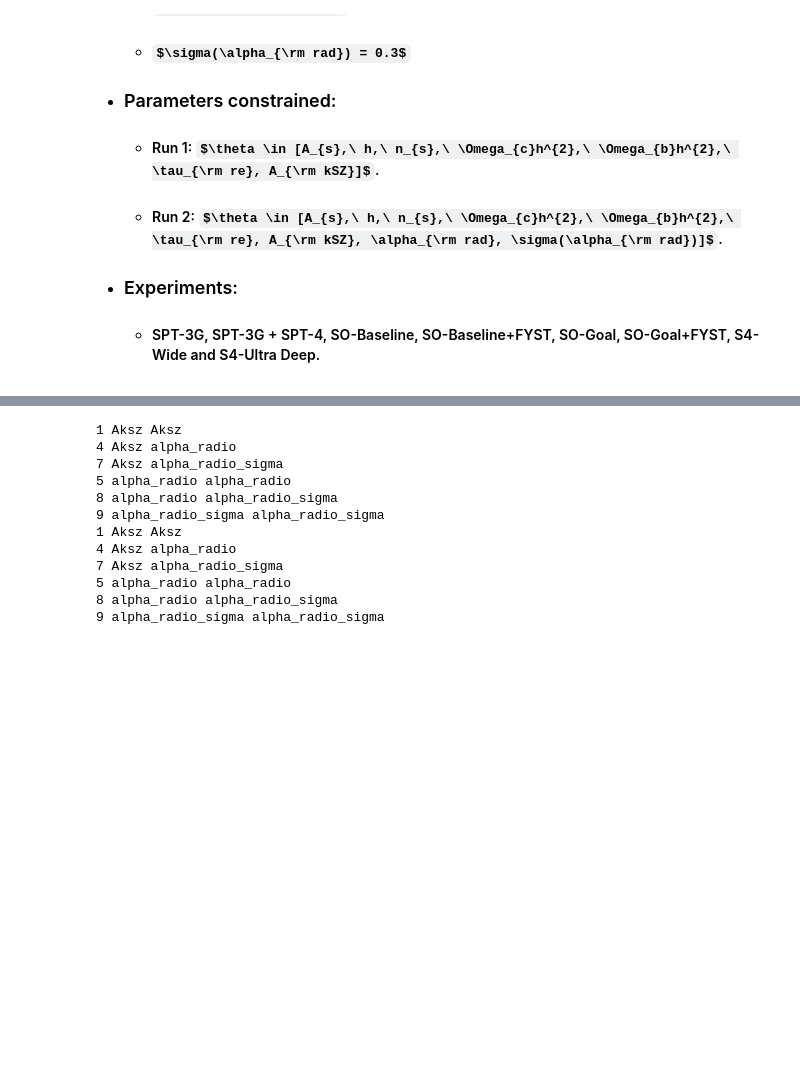
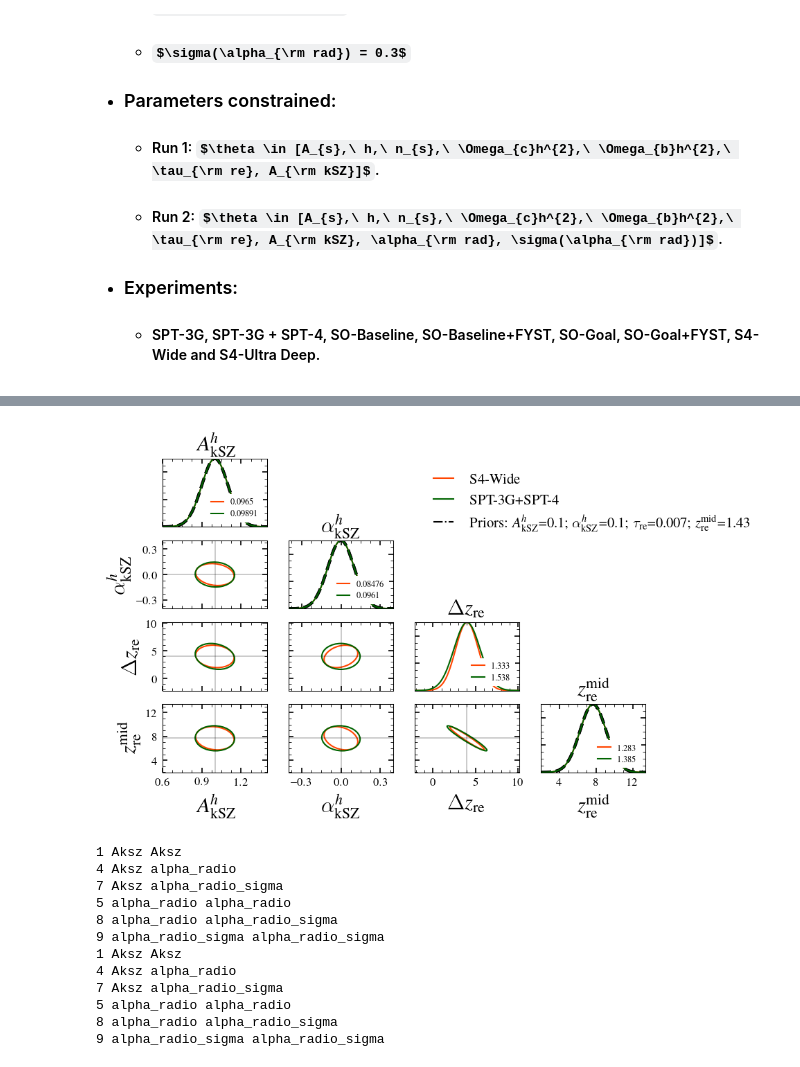
Before and after one commit to sriniraghunathan/cross_ilc_methods_paper, a Jupyter notebook: perform_ksz_fisher.ipynb, the cells around one changed output, grey strips where cells are left out. Cells and saved outputs as stored; diff of their text form; code cells hidden in the pictures; some formulas as TeX source; blank space fills up the shorter version.

```diff
--- a/perform_ksz_fisher.ipynb
+++ b/perform_ksz_fisher.ipynb
@@ -711,0 +964,89 @@ Experiment = spt3g
+# %%
+param_dict = tools_for_plotting.get_ini_param_dict()
+for p in param_names:
+    if p not in param_dict:
+        param_dict['%s' %(p)] = eval(p)
+
+param_names_ori = np.copy(param_names)
+###print(param_names_ori); sys.exit()
+
+planck_prior_dic = {'ombh2': 0.00015, 'omch2': 0.0012, 'As': 2.9063421874997835e-11, 'ns':  0.0042, 'thetastar':0.00031/100.}
+prior_dic_mod = {}
+##for ppp in planck_prior_dic:
+##    prior_dic_mod[ppp] = planck_prior_dic[ppp]
+for ppp in prior_dic:
+    prior_dic_mod[ppp] = prior_dic[ppp]
+prior_dic_mod['tau']=0.007 ##2
+##print(prior_dic_mod); sys.exit()
+
+if (1): #convert tau prior to zmind prior
+    zmid_low = camb.get_zre_from_tau(pars,param_dict['tau'] - prior_dic['tau'])
+    zmid_high = camb.get_zre_from_tau(pars,param_dict['tau'] + prior_dic['tau'])
+    zmid_range = zmid_high - zmid_low
+    zmid_range = round(zmid_range, 2)
+    #print( zmid, zmid_low, zmid_high, zmid_range )
+    prior_dic_mod['zmid'] = zmid_range
+
+
+fix_params_mod = np.copy(fix_params).tolist()
+#print(fix_params_mod, prior_dic_mod); sys.exit()
+#fix_params_mod.append('Aksz_h')
+#fix_params_mod.append('alphaksz_h')
+#fix_params_mod.append('zmid')
+
+import tools_for_plotting
+desired_params_to_plot = ['Aksz_h', 'alphaksz_h', 'zdur', 'zmid']
+#desired_params_to_plot = ['zmid', 'zdur']
+###print(desired_params_to_plot)
+for ppp in desired_params_to_plot:
+    ###print(ppp)
+    if ppp in fix_params_mod:
+        desired_params_to_plot.remove(ppp)
+
+###print(desired_params_to_plot); sys.exit()
+
+#desired_params_to_plot = ['zdur', 'omch2']
+#desired_params_to_plot = ['zmid', 'zdur']
+colorarr = ['orangered', 'darkgreen']
+color_dic = {}
+F_dic = {}
+for cntr, expname in enumerate( expname_arr ):
+
+    F_mat_mod = np.copy( parent_F_dic[0][expname][fisher_keyname] )
+
+    #add priors.
+    F_mat_mod = fisher_tools.add_priors(F_mat_mod, param_names_ori, prior_dic_mod)
+    print('\t\tPriors set.')
+
+    #fix desired parameters.
+    F_mat_mod, param_names_mod = fisher_tools.fix_params(F_mat_mod, param_names_ori, fix_params_mod)
+    print('\t\tUndesired parameters (%s) fixed.' %(fix_params))
+
+    F_dic[expname] = F_mat_mod
+    color_dic[expname] = [colorarr[cntr]]
+
+tr, tc = tools_for_plotting.make_triangle_plot(expname_arr, F_dic, param_dict, param_names_mod, desired_params_to_plot, color_dic, ls_dic = None, one_or_two_sigma = 1, fsval = 11, prior_dic = prior_dic_mod)
+
+if tr > 2:
+    ax = subplot(tr, tc, 3)
+else:
+    ax = subplot(tr, tc, 2)
+for tmpnamecntr, expname in enumerate( expname_arr ):
+    plot([], [], color = color_dic[expname][0], label = r'%s' %(exp_specs_dict[expname][0]))
+
+prior_str = ''
+total_priors = 0
+for ppp in sorted(prior_dic_mod):
+    if ppp not in param_names_mod: continue
+    #prior_str = '%s; $\sigma$(%s)=%s' %(prior_str, tools_for_plotting.get_latex_param_str(ppp), prior_dic_mod[ppp])
+    if total_priors>3:
+        prior_str = '%s;\n%s=%g' %(prior_str, tools_for_plotting.get_latex_param_str(ppp), prior_dic_mod[ppp])
+        total_priors =0
+    else:
+        prior_str = '%s; %s=%g' %(prior_str, tools_for_plotting.get_latex_param_str(ppp), prior_dic_mod[ppp])
+    total_priors += 1
+prior_str = prior_str.strip('; ')
+plot([], [], 'k-.', label = r'Priors: %s' %(prior_str))
+legend(loc = 2, fontsize = 10, framealpha = 0.)
+axis('off')
+# %% [output]
@@ -711,0 +1071 @@ Experiment = spt3g
+[figure, added]
```
Also changed, not shown: parts of 11 cells of this notebook.
